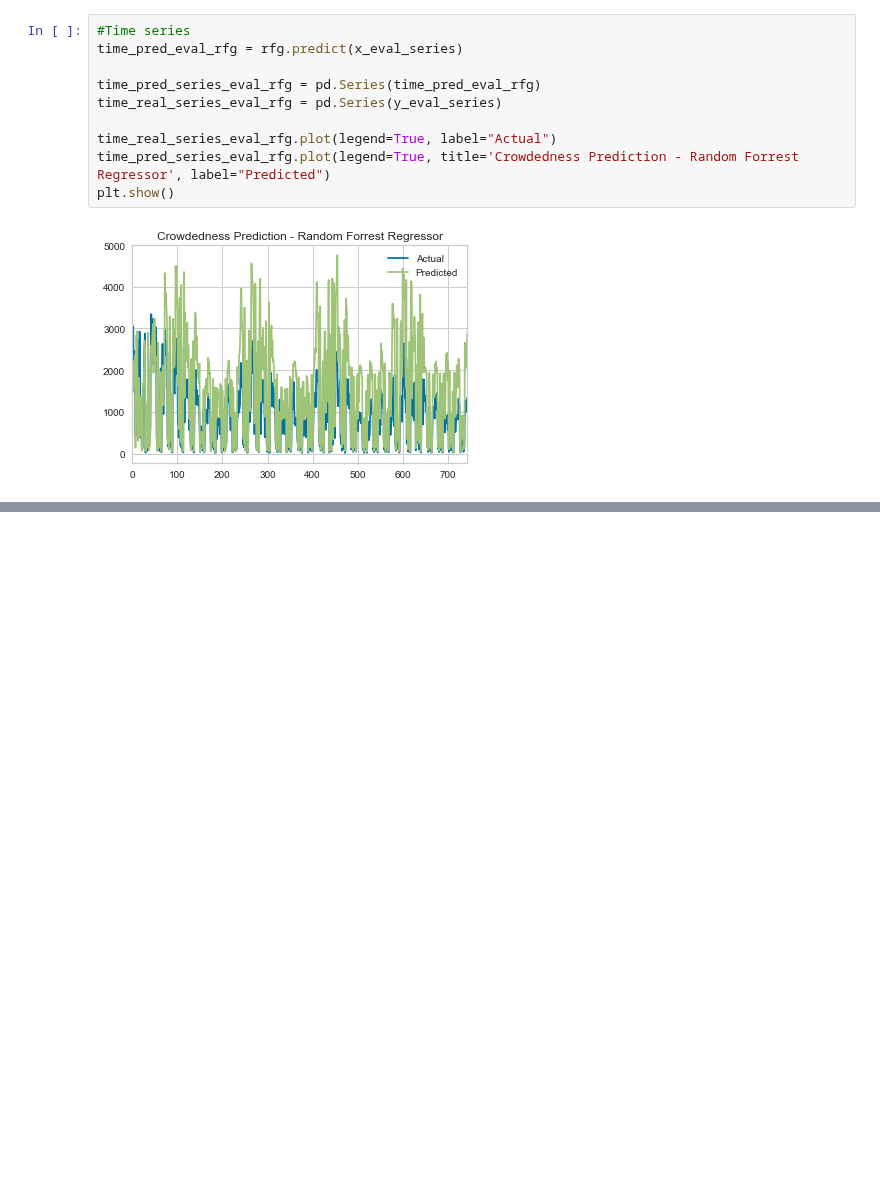
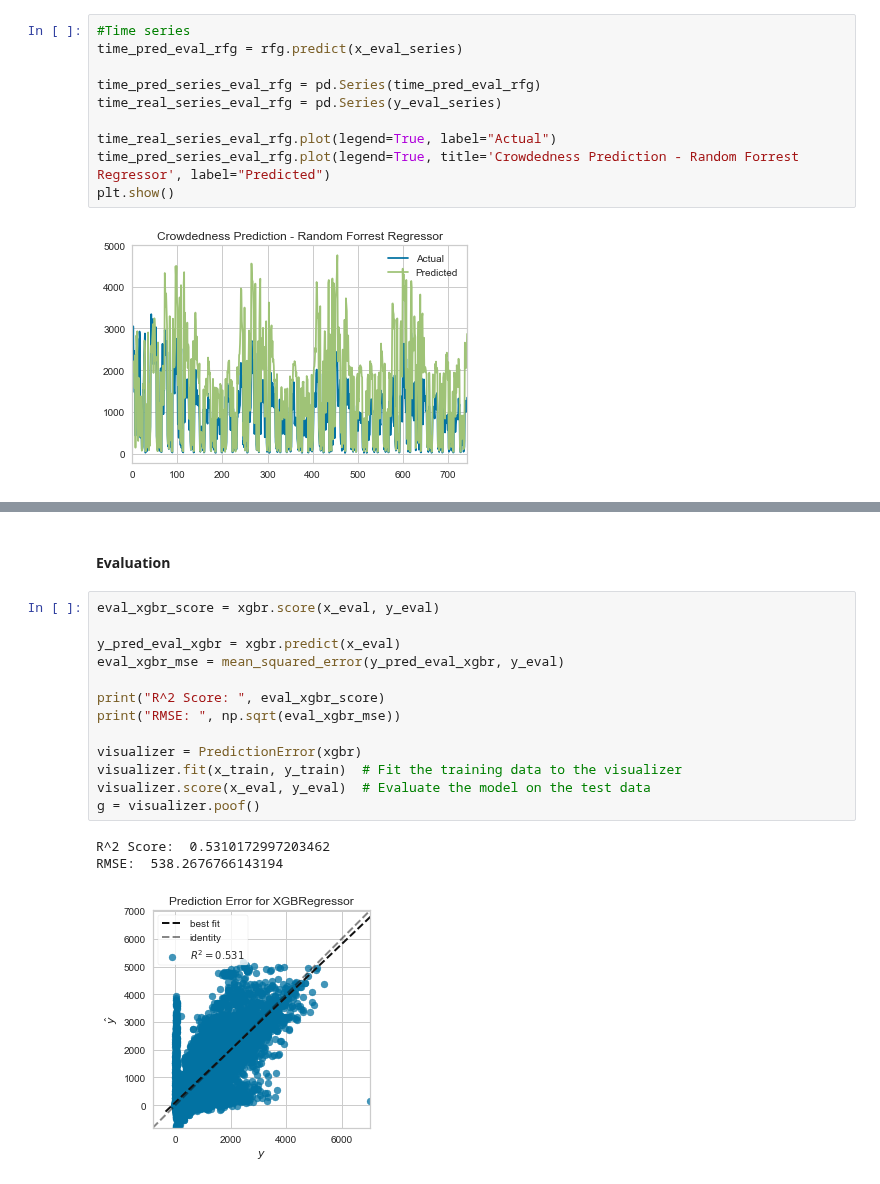
Before and after one commit to LeDon96/CrowdednessPrediction, a Jupyter notebook: Jupyter Notebooks/Regression Models.ipynb, the cells around one changed output, grey strips where cells are left out. Drawn from its saved outputs; the diff is of its cells as text; blank space fills up the shorter version.

```diff
--- a/Jupyter Notebooks/Regression Models.ipynb
+++ b/Jupyter Notebooks/Regression Models.ipynb
@@ -199,0 +251,19 @@ plt.show()
+# %% [markdown]
+#### Evaluation
+# %%
+eval_xgbr_score = xgbr.score(x_eval, y_eval)
+
+y_pred_eval_xgbr = xgbr.predict(x_eval)
+eval_xgbr_mse = mean_squared_error(y_pred_eval_xgbr, y_eval)
+
+print("R^2 Score: ", eval_xgbr_score)
+print("RMSE: ", np.sqrt(eval_xgbr_mse))
+
+visualizer = PredictionError(xgbr)
+visualizer.fit(x_train, y_train)  # Fit the training data to the visualizer
+visualizer.score(x_eval, y_eval)  # Evaluate the model on the test data
+g = visualizer.poof()
+# %% [output]
+R^2 Score:  0.5310172997203462
+RMSE:  538.2676766143194
+[figure, added]
```
Also changed, not shown: parts of 8 cells of this notebook.
